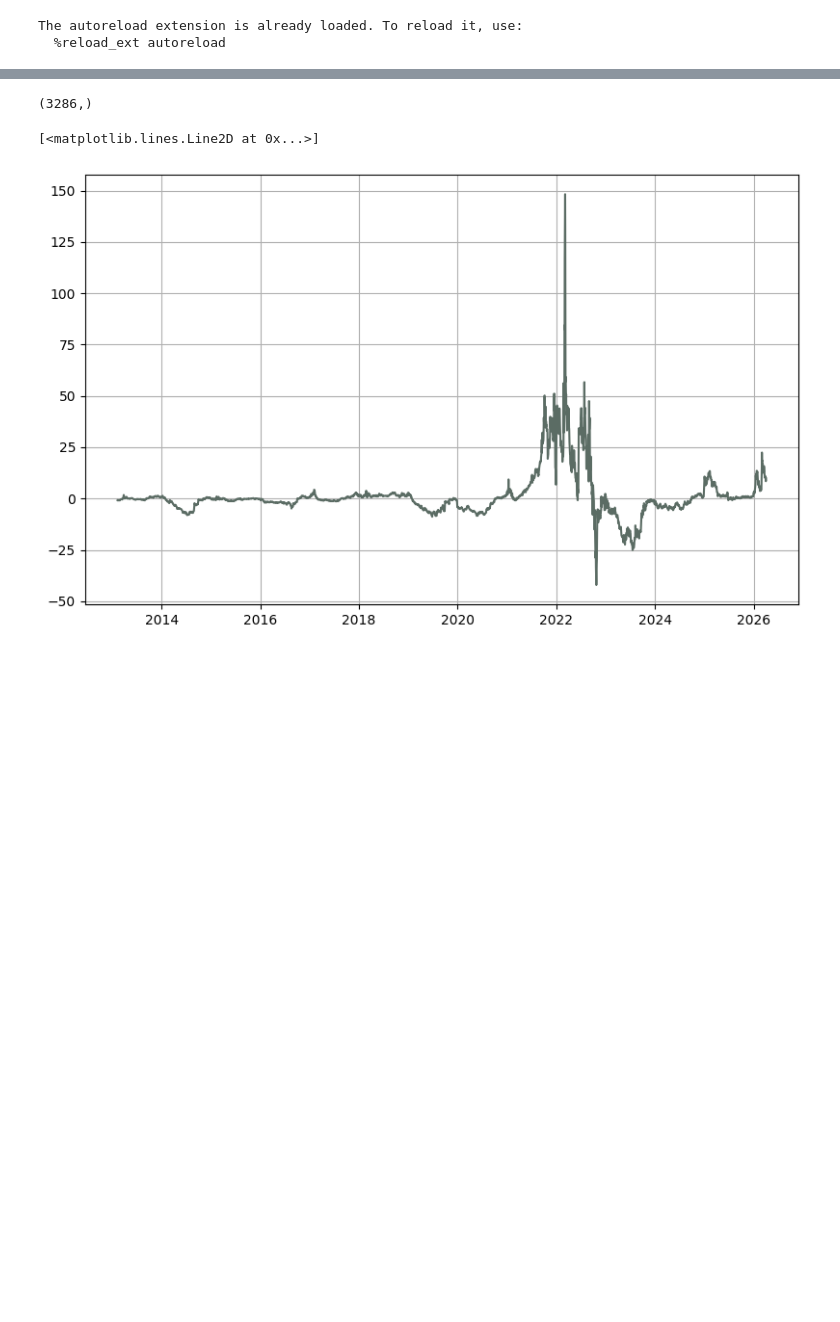
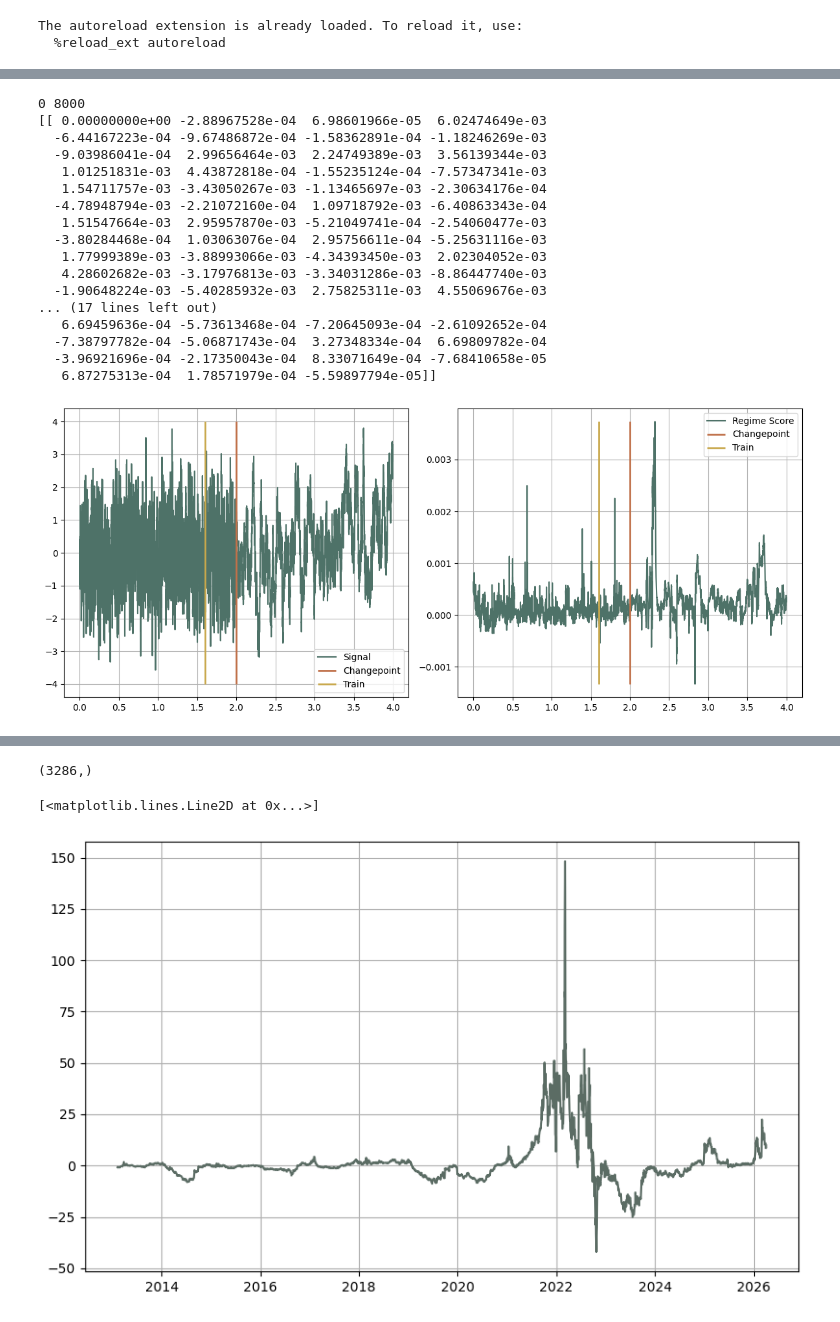
Before and after one commit to MrG1raffe/signature, a Jupyter notebook: notebooks/CPD.ipynb, the cells around one changed output, grey strips where cells are left out. Saved outputs shown, nothing was run; the diff lists cells and outputs as text; code cells hidden in the pictures; blank space fills up the shorter version.

```diff
--- a/notebooks/CPD.ipynb
+++ b/notebooks/CPD.ipynb
@@ -33,9 +34,11 @@ plt.rcParams['axes.prop_cycle']       = matplotlib.cycler(color=color_cycle)
 The autoreload extension is already loaded. To reload it, use:
   %reload_ext autoreload
 # %%
-n_t_grid = 10_001
-t_grid = np.linspace(0, 2, n_t_grid)
-cp_idx = n_t_grid // 2
+n_t_grid = 20_001
+t_grid = np.linspace(0, 4, n_t_grid)
+
+burn_in_idx = n_t_grid // 2 * 0
+cp_idx = int(burn_in_idx + 0.5 * (n_t_grid - burn_in_idx))
 
 rng = np.random.default_rng(seed=42)
 diffusion = Diffusion(t_grid=t_grid, size=1, dim=1, rng=rng)
@@ -63 +58,68 @@ ax.vlines(t_grid[cp_idx], ymin=-4, ymax=4, linestyles='-', color="r", lw=2)
+# %%
+from sklearn.svm import OneClassSVM
+
+train_idx = int(burn_in_idx + (n_t_grid - burn_in_idx) * 0.4)
+
+# path = np.vstack((t_grid, t_grid, np.cumsum(signal) * np.diff(t_grid)[0])).T
+path = np.vstack((t_grid, t_grid, signal)).T
+
+trunc = 6
+lam = 20
+
+transformer = EFMSignatureTransform(trunc=trunc, lam=lam)
+pipe = Pipeline([
+    ('sig', transformer),
+    ('scaler', StandardScaler()),
+])
+pipe.fit(path[:train_idx])
+efm_sig = pipe.transform(path)
+
+# 1. Initialize the model
+# kernel='linear' is key because signatures linearize the space.
+# nu=0.05 means we expect ~5% of reference data to be 'outliers'.
+model = OneClassSVM(kernel='linear', nu=0.01)
+
+# 2. Learn the reference regime (find theta and rho)
+print(burn_in_idx, train_idx)
+model.fit(X=efm_sig[burn_in_idx:train_idx])
+print(model.coef_)
+# 4. Use the model as your functional F(S_t)
+# For a new signature S_t:
+
+# decision_function(X) returns <theta, X> - rho
+# This is exactly the functional we designed!
+regime_score = model.decision_function(efm_sig[burn_in_idx:])
+
+fig, ax = plt.subplots(1, 2, figsize=(12, 5))
+
+ax[0].plot(t_grid[burn_in_idx:] - t_grid[burn_in_idx], signal[burn_in_idx:], label="Signal")
+ax[0].vlines(t_grid[cp_idx] - t_grid[burn_in_idx], ymin=-4, ymax=4, linestyles='-', color=PALETTE[1], lw=2, label="Changepoint")
+ax[0].vlines(t_grid[train_idx] - t_grid[burn_in_idx], ymin=-4, ymax=4, linestyles='-', color=PALETTE[2], lw=2, label="Train")
+ax[0].legend()
+
+ax[1].plot(t_grid[burn_in_idx:] - t_grid[burn_in_idx], regime_score, label="Regime Score")
+ax[1].vlines(t_grid[cp_idx] - t_grid[burn_in_idx], ymin=np.min(regime_score), ymax=np.max(regime_score), linestyles='-', color=PALETTE[1], lw=2, label="Changepoint")
+ax[1].vlines(t_grid[train_idx] - t_grid[burn_in_idx], ymin=np.min(regime_score), ymax=np.max(regime_score), linestyles='-', color=PALETTE[2], lw=2, label="Train")
+ax[1].legend()
+
+plt.savefig("images/CPD/cpd_OU.pdf", format="pdf", transparent=True)
+# %% [output]
+0 8000
+[[ 0.00000000e+00 -2.88967528e-04  6.98601966e-05  6.02474649e-03
+  -6.44167223e-04 -9.67486872e-04 -1.58362891e-04 -1.18246269e-03
+  -9.03986041e-04  2.99656464e-03  2.24749389e-03  3.56139344e-03
+   1.01251831e-03  4.43872818e-04 -1.55235124e-04 -7.57347341e-03
+   1.54711757e-03 -3.43050267e-03 -1.13465697e-03 -2.30634176e-04
+  -4.78948794e-03 -2.21072160e-04  1.09718792e-03 -6.40863343e-04
+   1.51547664e-03  2.95957870e-03 -5.21049741e-04 -2.54060477e-03
+  -3.80284468e-04  1.03063076e-04  2.95756611e-04 -5.25631116e-03
+   1.77999389e-03 -3.88993066e-03 -4.34393450e-03  2.02304052e-03
+   4.28602682e-03 -3.17976813e-03 -3.34031286e-03 -8.86447740e-03
+  -1.90648224e-03 -5.40285932e-03  2.75825311e-03  4.55069676e-03
+... (17 lines left out)
+   6.69459636e-04 -5.73613468e-04 -7.20645093e-04 -2.61092652e-04
+  -7.38797782e-04 -5.06871743e-04  3.27348334e-04  6.69809782e-04
+  -3.96921696e-04 -2.17350043e-04  8.33071649e-04 -7.68410658e-05
+   6.87275313e-04  1.78571979e-04 -5.59897794e-05]]
+[figure, added]
 # %%
```
Also changed, not shown: parts of 9 cells of this notebook, 5 other files.
